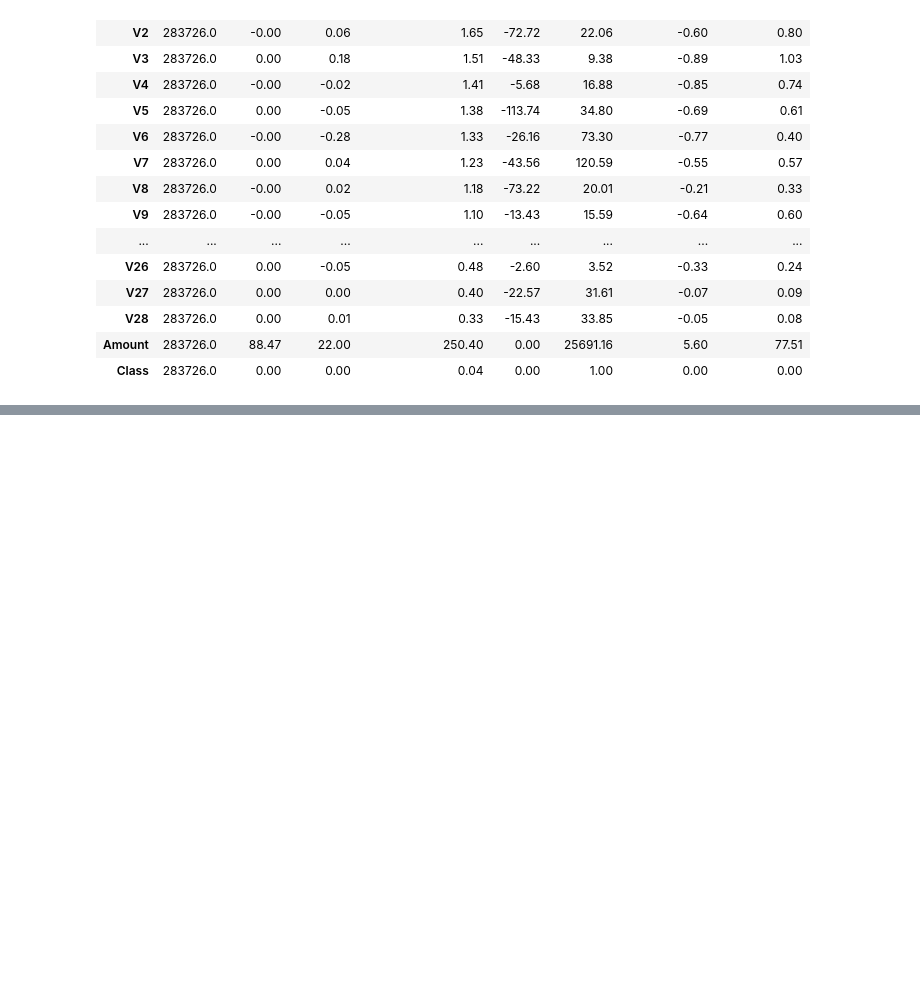
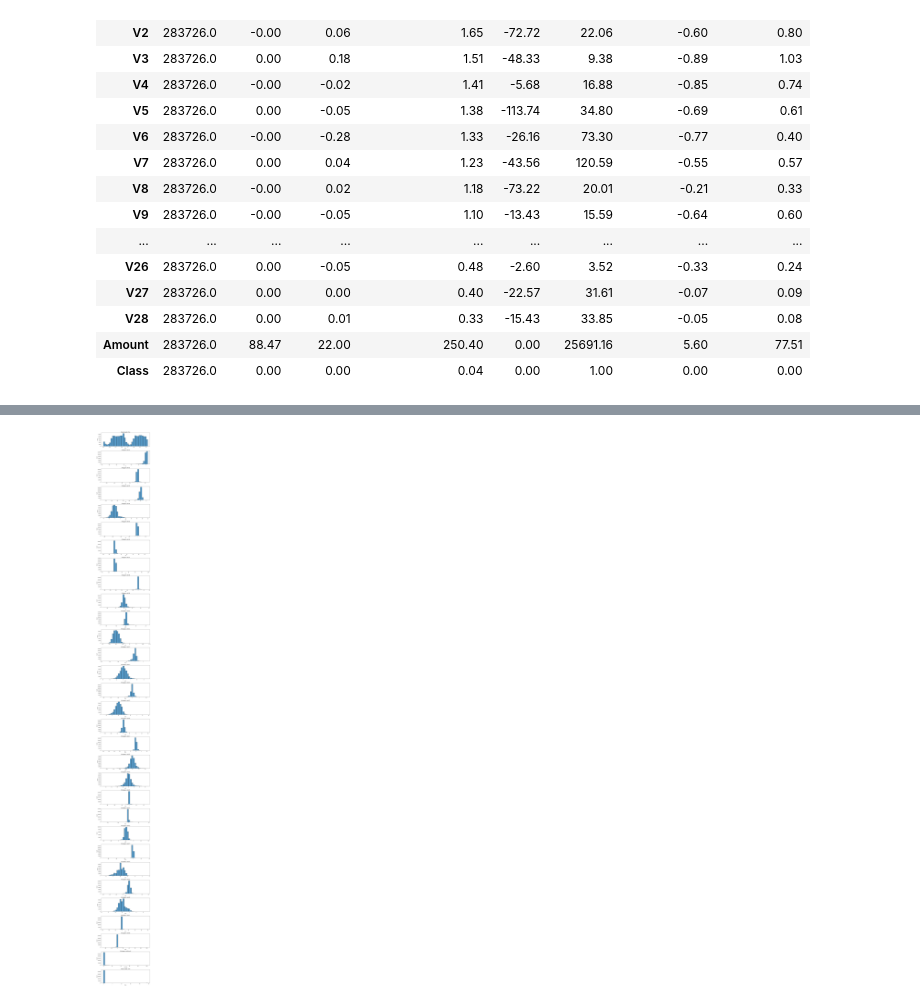
Before and after one commit to gillopy/Coding_Dojo_DS_ML, a Jupyter notebook: 3 - Advance_Machine_Learning/2 - Aprendizaje profundo/3 - Reducción de Dimensionalidad y Benchmarking de Modelos (Core)/Reducción de Dimensionalidad y Benchmarking de Modelos (Core).ipynb, the cells around one changed output, grey strips where cells are left out. Drawn from its saved outputs; the diff is of its cells as text; code cells hidden in the pictures; blank space fills up the shorter version.

```diff
--- a/3 - Advance_Machine_Learning/2 - Aprendizaje profundo/3 - Reducción de Dimensionalidad y Benchmarking de Modelos (Core)/Reducción de Dimensionalidad y Benchmarking de Modelos (Core).ipynb
+++ b/3 - Advance_Machine_Learning/2 - Aprendizaje profundo/3 - Reducción de Dimensionalidad y Benchmarking de Modelos (Core)/Reducción de Dimensionalidad y Benchmarking de Modelos (Core).ipynb
@@ -249,3 +247,8 @@ Estadísticas Descriptivas (Redondeadas a 2 decimales):
 | V28 | 283726.0 | 0.00 | 0.01 | 0.33 | -15.43 | 33.85 | -0.05 | 0.08 |
 | Amount | 283726.0 | 88.47 | 22.00 | 250.40 | 0.00 | 25691.16 | 5.60 | 77.51 |
 | Class | 283726.0 | 0.00 | 0.00 | 0.04 | 0.00 | 1.00 | 0.00 | 0.00 |
+# %%
+# Escala los datos a un rango de 0 a 1
+scaler = StandardScaler()
+df_scaled = pd.DataFrame(scaler.fit_transform(df), columns=df.columns)
+df_scaled.head()
@@ -251,0 +263,14 @@ Estadísticas Descriptivas (Redondeadas a 2 decimales):
+# %%
+# Crear una figura y ejes para los histogramas
+fig, axes = plt.subplots(nrows=df_scaled.shape[1], ncols=1, figsize=(10, 100))
+
+# Iterar sobre cada columna y crear un histograma
+for i, column in enumerate(df_scaled.columns):
+    sns.histplot(df_scaled[column], ax=axes[i], bins=30, kde=False)
+    axes[i].set_title(f'Histograma de {column}')
+
+# Ajustar el layout para evitar solapamientos
+plt.tight_layout()
+plt.show()
+# %% [output]
+[figure, added]
```
Also changed, not shown: parts of 4 cells of this notebook.
